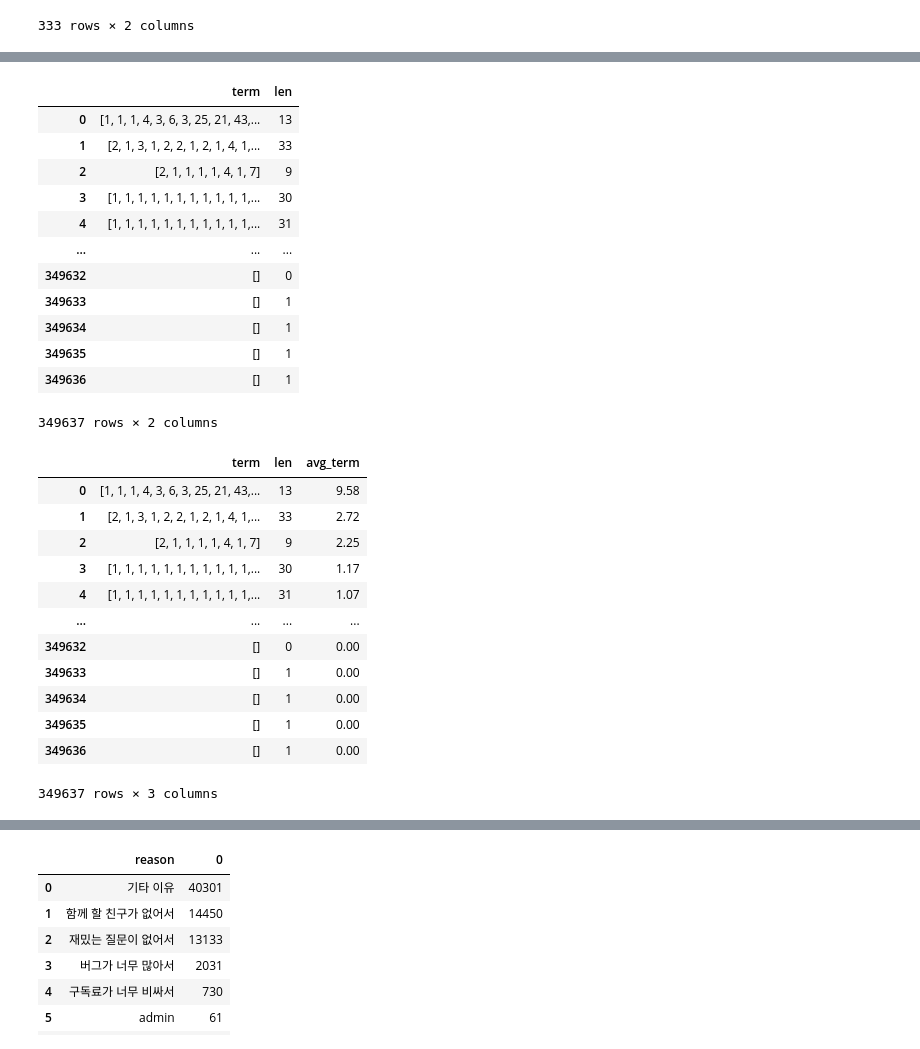
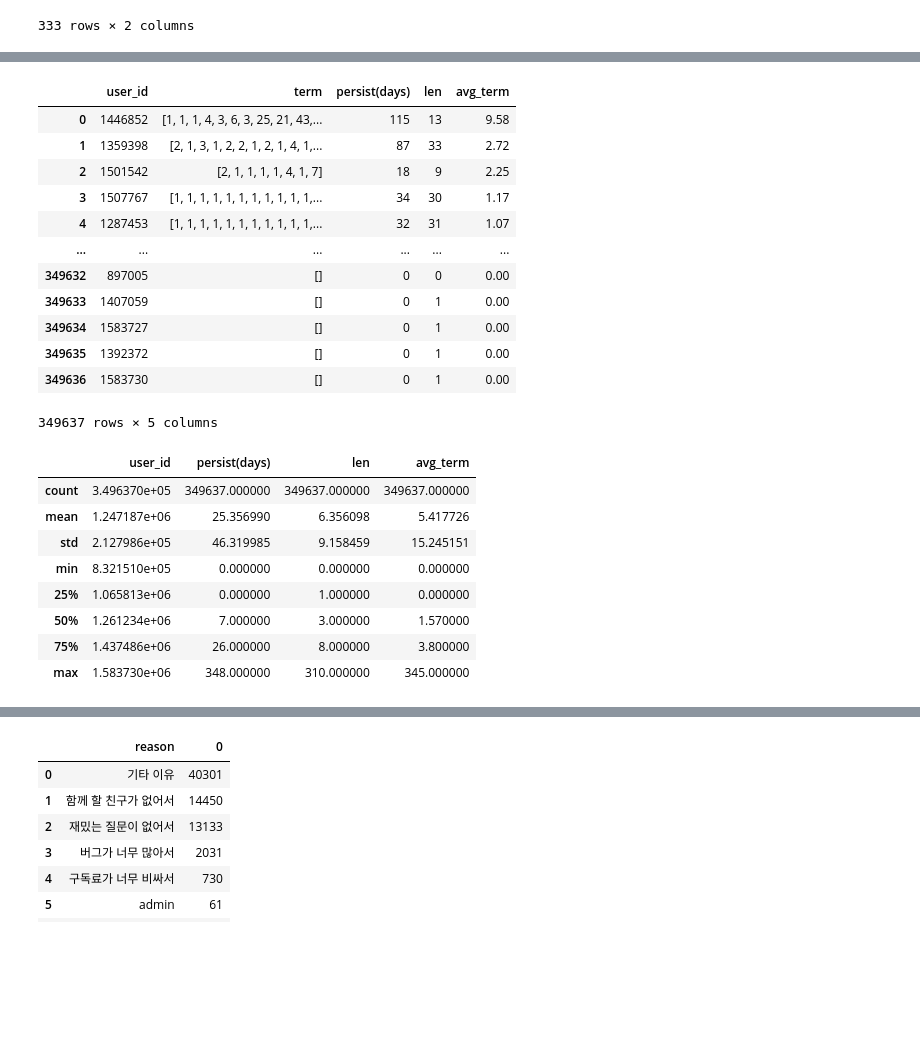
Before and after one commit to saeraniren/advanced_project, a Jupyter notebook: project4.ipynb, the cells around one changed output, grey strips where cells are left out. Drawn from its saved outputs; the diff is of its cells as text; code cells hidden in the pictures; blank space fills up the shorter version.

```diff
--- a/project4.ipynb
+++ b/project4.ipynb
@@ -380,34 +421,36 @@ plt.show()
 # %%
-# 리스트를 flatten 하기 이전, 2차원 구조를 유지하며 datetime 객체로 변환
-lists_dates = [[parse(dt).date() for dt in sublist] for sublist in lists]
-
 # term: 날짜 간격 리스트
 terms = [
     [(x[i+1] - x[i]).days for i in range(len(x)-1)] if len(x) >= 2 else []
     for x in lists_dates
 ]
-
+persist = [
+    (max(x) - min(x)).days if len(x) > 0 else 0 for x in lists_dates
+]
 # len: 리스트 길이
 lengths = [len(x) for x in lists_dates]
 
 # 결과 DataFrame 생성
 new_df = pd.DataFrame({
+    'user_id': accounts_attendance_df['user_id'],
     'term': terms,
+    'persist(days)': persist,
     'len': lengths
 })
 
+new_df['avg_term'] = new_df['term'].apply(lambda x: sum(x) / len(x) if x else 0).round(2)
 display(new_df)
 # %% [output]
-|  | term | len |
-| 0 | [1, 1, 1, 4, 3, 6, 3, 25, 21, 43,... | 13 |
-| 1 | [2, 1, 3, 1, 2, 2, 1, 2, 1, 4, 1,... | 33 |
-| 2 | [2, 1, 1, 1, 1, 4, 1, 7] | 9 |
-| 3 | [1, 1, 1, 1, 1, 1, 1, 1, 1, 1, 1,... | 30 |
-| 4 | [1, 1, 1, 1, 1, 1, 1, 1, 1, 1, 1,... | 31 |
-| ... | ... | ... |
-| 349632 | [] | 0 |
-| 349633 | [] | 1 |
-| 349634 | [] | 1 |
-| 349635 | [] | 1 |
-| 349636 | [] | 1 |
+|  | user_id | term | persist(days) | len | avg_term |
+| 0 | 1446852 | [1, 1, 1, 4, 3, 6, 3, 25, 21, 43,... | 115 | 13 | 9.58 |
+| 1 | 1359398 | [2, 1, 3, 1, 2, 2, 1, 2, 1, 4, 1,... | 87 | 33 | 2.72 |
+| 2 | 1501542 | [2, 1, 1, 1, 1, 4, 1, 7] | 18 | 9 | 2.25 |
+| 3 | 1507767 | [1, 1, 1, 1, 1, 1, 1, 1, 1, 1, 1,... | 34 | 30 | 1.17 |
+| 4 | 1287453 | [1, 1, 1, 1, 1, 1, 1, 1, 1, 1, 1,... | 32 | 31 | 1.07 |
+| ... | ... | ... | ... | ... | ... |
+| 349632 | 897005 | [] | 0 | 0 | 0.00 |
+| 349633 | 1407059 | [] | 0 | 1 | 0.00 |
+| 349634 | 1583727 | [] | 0 | 1 | 0.00 |
+| 349635 | 1392372 | [] | 0 | 1 | 0.00 |
+| 349636 | 1583730 | [] | 0 | 1 | 0.00 |
-349637 rows × 2 columns
+349637 rows × 5 columns
@@ -416,16 +457,12 @@ new_df['avg_term'] = new_df['term'].apply(lambda x: sum(x) / len(x) if x else 0)
 # %%
-display(new_df)
+new_df.describe()
 # %% [output]
-|  | term | len | avg_term |
-| 0 | [1, 1, 1, 4, 3, 6, 3, 25, 21, 43,... | 13 | 9.58 |
-| 1 | [2, 1, 3, 1, 2, 2, 1, 2, 1, 4, 1,... | 33 | 2.72 |
-| 2 | [2, 1, 1, 1, 1, 4, 1, 7] | 9 | 2.25 |
-| 3 | [1, 1, 1, 1, 1, 1, 1, 1, 1, 1, 1,... | 30 | 1.17 |
-| 4 | [1, 1, 1, 1, 1, 1, 1, 1, 1, 1, 1,... | 31 | 1.07 |
-| ... | ... | ... | ... |
-| 349632 | [] | 0 | 0.00 |
-| 349633 | [] | 1 | 0.00 |
-| 349634 | [] | 1 | 0.00 |
-| 349635 | [] | 1 | 0.00 |
-| 349636 | [] | 1 | 0.00 |
+|  | user_id | persist(days) | len | avg_term |
+| count | 3.496370e+05 | 349637.000000 | 349637.000000 | 349637.000000 |
+| mean | 1.247187e+06 | 25.356990 | 6.356098 | 5.417726 |
+| std | 2.127986e+05 | 46.319985 | 9.158459 | 15.245151 |
+| min | 8.321510e+05 | 0.000000 | 0.000000 | 0.000000 |
+| 25% | 1.065813e+06 | 0.000000 | 1.000000 | 0.000000 |
+| 50% | 1.261234e+06 | 7.000000 | 3.000000 | 1.570000 |
+| 75% | 1.437486e+06 | 26.000000 | 8.000000 | 3.800000 |
+| max | 1.583730e+06 | 348.000000 | 310.000000 | 345.000000 |
-349637 rows × 3 columns
```
Also changed, not shown: parts of 91 cells of this notebook.
